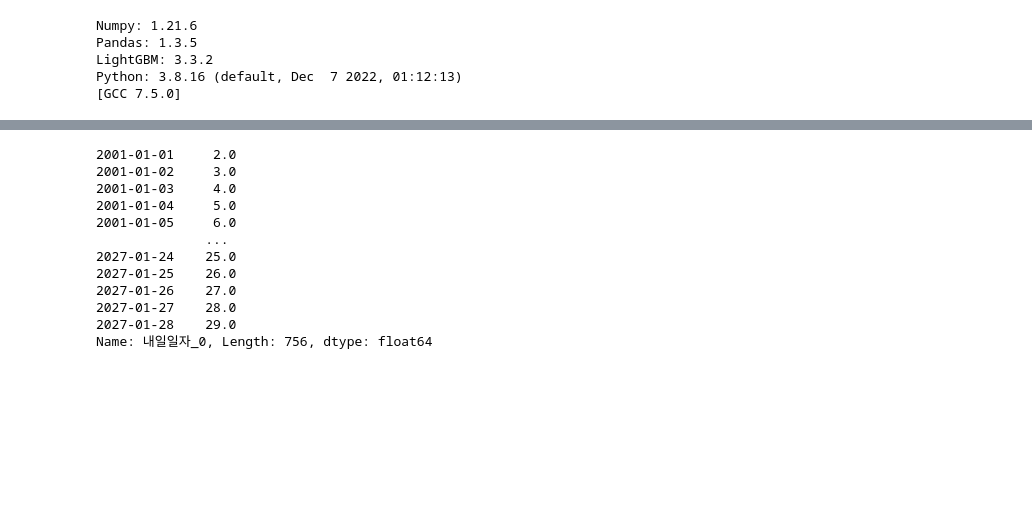
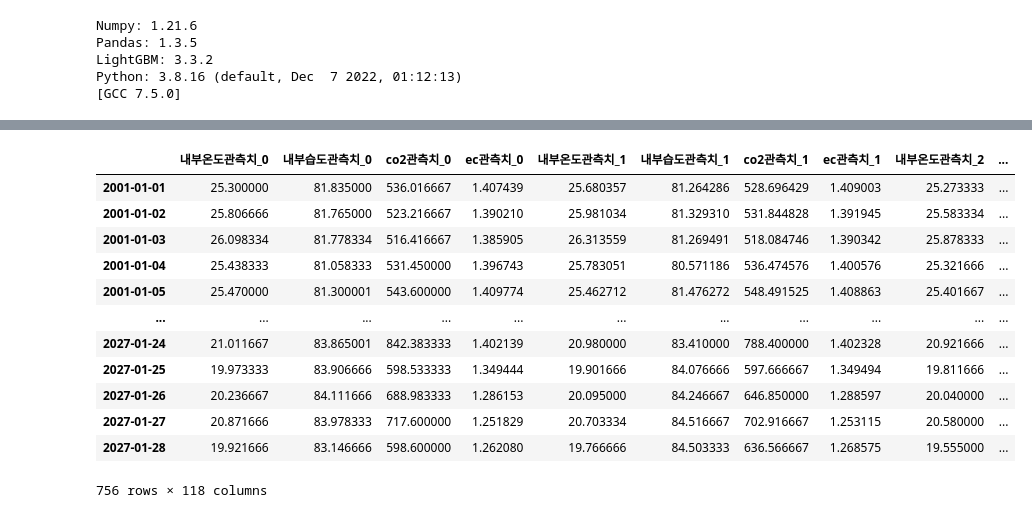
Before and after one commit to joel0807/AI_project, a Jupyter notebook: 상추ver4ipynb.ipynb, the cells around one changed output, grey strips where cells are left out. Drawn from its saved outputs; the diff is of its cells as text; code cells hidden in the pictures; blank space fills up the shorter version.

```diff
--- a/상추ver4ipynb.ipynb
+++ b/상추ver4ipynb.ipynb
@@ -380,20 +385,21 @@ def  load_spilit_train():
 # %%
 x,y = train_x, train_y = LoadData('train').read_train()
 # %%
-x['내일일자_0']
+x
 # %% [output]
+|  | 내부온도관측치_0 | 내부습도관측치_0 | co2관측치_0 | ec관측치_0 | 내부온도관측치_1 | 내부습도관측치_1 | co2관측치_1 | ec관측치_1 | 내부온도관측치_2 | ... |
+| 2001-01-01 | 25.300000 | 81.835000 | 536.016667 | 1.407439 | 25.680357 | 81.264286 | 528.696429 | 1.409003 | 25.273333 | ... |
+| 2001-01-02 | 25.806666 | 81.765000 | 523.216667 | 1.390210 | 25.981034 | 81.329310 | 531.844828 | 1.391945 | 25.583334 | ... |
+| 2001-01-03 | 26.098334 | 81.778334 | 516.416667 | 1.385905 | 26.313559 | 81.269491 | 518.084746 | 1.390342 | 25.878333 | ... |
+| 2001-01-04 | 25.438333 | 81.058333 | 531.450000 | 1.396743 | 25.783051 | 80.571186 | 536.474576 | 1.400576 | 25.321666 | ... |
+| 2001-01-05 | 25.470000 | 81.300001 | 543.600000 | 1.409774 | 25.462712 | 81.476272 | 548.491525 | 1.408863 | 25.401667 | ... |
+| ... | ... | ... | ... | ... | ... | ... | ... | ... | ... | ... |
+| 2027-01-24 | 21.011667 | 83.865001 | 842.383333 | 1.402139 | 20.980000 | 83.410000 | 788.400000 | 1.402328 | 20.921666 | ... |
+| 2027-01-25 | 19.973333 | 83.906666 | 598.533333 | 1.349444 | 19.901666 | 84.076666 | 597.666667 | 1.349494 | 19.811666 | ... |
+| 2027-01-26 | 20.236667 | 84.111666 | 688.983333 | 1.286153 | 20.095000 | 84.246667 | 646.850000 | 1.288597 | 20.040000 | ... |
+| 2027-01-27 | 20.871666 | 83.978333 | 717.600000 | 1.251829 | 20.703334 | 84.516667 | 702.916667 | 1.253115 | 20.580000 | ... |
+| 2027-01-28 | 19.921666 | 83.146666 | 598.600000 | 1.262080 | 19.766666 | 84.503333 | 636.566667 | 1.268575 | 19.555000 | ... |
-2001-01-01     2.0
-2001-01-02     3.0
-2001-01-03     4.0
-2001-01-04     5.0
-2001-01-05     6.0
-              ...
-2027-01-24    25.0
-2027-01-25    26.0
-2027-01-26    27.0
-2027-01-27    28.0
-2027-01-28    29.0
-Name: 내일일자_0, Length: 756, dtype: float64
+756 rows × 118 columns
 # %%
 train_x, train_y = LoadData('train').read_train_raw()                           # train데이터를 전처리 없이 읽어온다.
 
```
Also changed, not shown: parts of 10 cells of this notebook.
